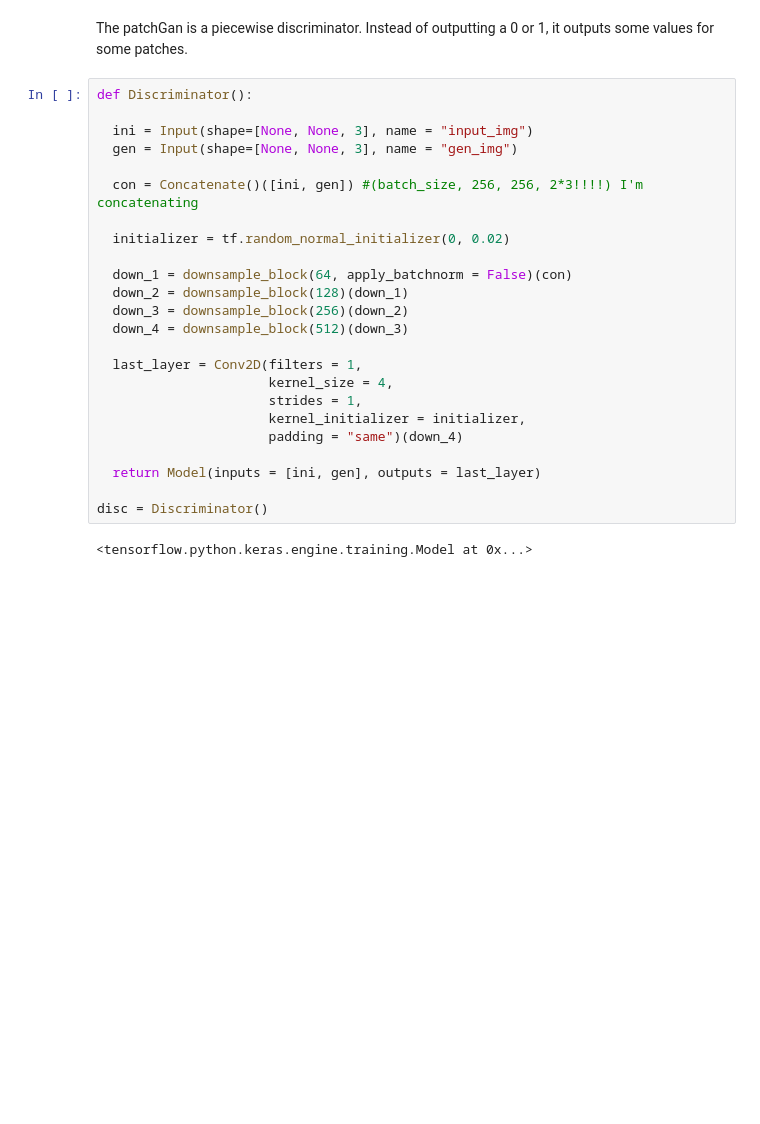
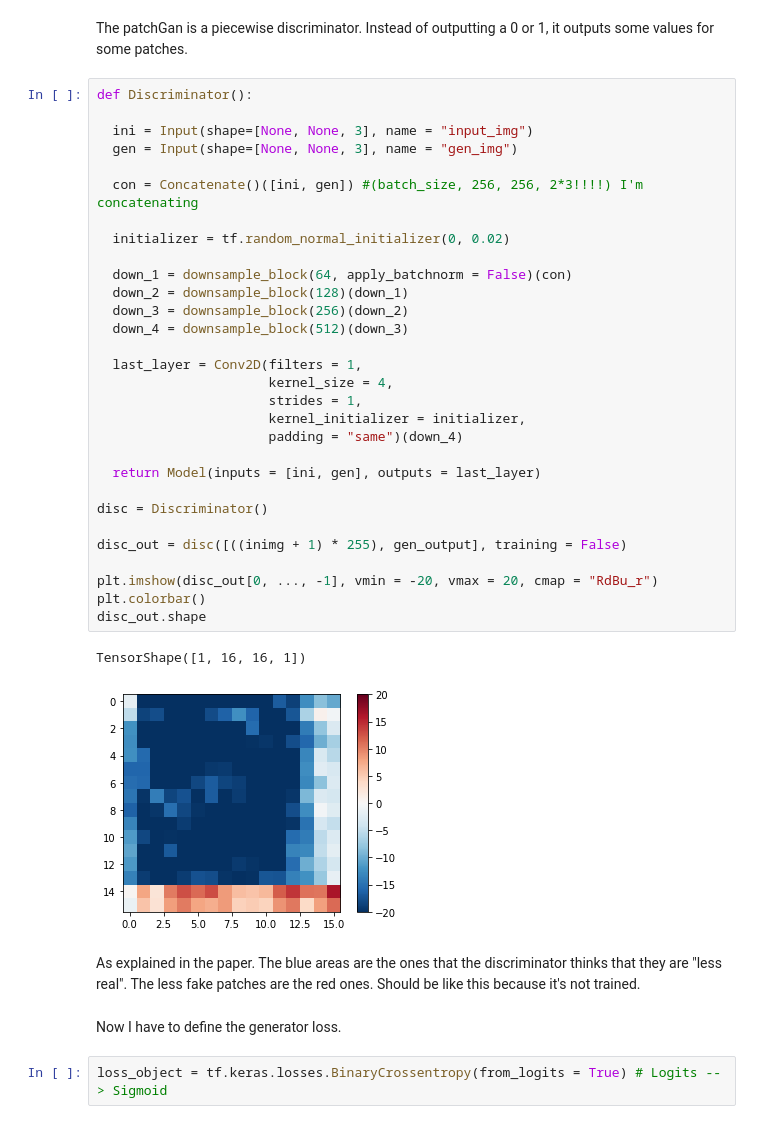
Before and after one commit to DrAlexSanz/Pix2Pix-DOTCSV, a Jupyter notebook: Pix2Pix_DOTCSV.ipynb, the cells around one changed output. Saved outputs shown, nothing was run; the diff lists cells and outputs as text; blank space fills up the shorter version.

```diff
--- a/Pix2Pix_DOTCSV.ipynb
+++ b/Pix2Pix_DOTCSV.ipynb
@@ -374,26 +374,39 @@ The patchGan is a piecewise discriminator. Instead of outputting a 0 or 1, it ou
 # %%
 def Discriminator():
 
   ini = Input(shape=[None, None, 3], name = "input_img")
   gen = Input(shape=[None, None, 3], name = "gen_img")
 
   con = Concatenate()([ini, gen]) #(batch_size, 256, 256, 2*3!!!!) I'm concatenating
 
   initializer = tf.random_normal_initializer(0, 0.02)
 
   down_1 = downsample_block(64, apply_batchnorm = False)(con)
   down_2 = downsample_block(128)(down_1)
   down_3 = downsample_block(256)(down_2)
   down_4 = downsample_block(512)(down_3)
 
   last_layer = Conv2D(filters = 1,
                       kernel_size = 4,
                       strides = 1,
                       kernel_initializer = initializer,
                       padding = "same")(down_4)
 
   return Model(inputs = [ini, gen], outputs = last_layer)
 
 disc = Discriminator()
+
+disc_out = disc([((inimg + 1) * 255), gen_output], training = False)
+
+plt.imshow(disc_out[0, ..., -1], vmin = -20, vmax = 20, cmap = "RdBu_r")
+plt.colorbar()
+disc_out.shape
 # %% [output]
-<tensorflow.python.keras.engine.training.Model at 0x...>
+TensorShape([1, 16, 16, 1])
+[figure, added]
+# %% [markdown]
+As explained in the paper. The blue areas are the ones that the discriminator thinks that they are "less real". The less fake patches are the red ones. Should be like this because it's not trained.
+# %% [markdown]
+Now I have to define the generator loss.
+# %%
+loss_object = tf.keras.losses.BinaryCrossentropy(from_logits = True) # Logits --> Sigmoid
```
Also changed, not shown: parts of 8 cells of this notebook.
